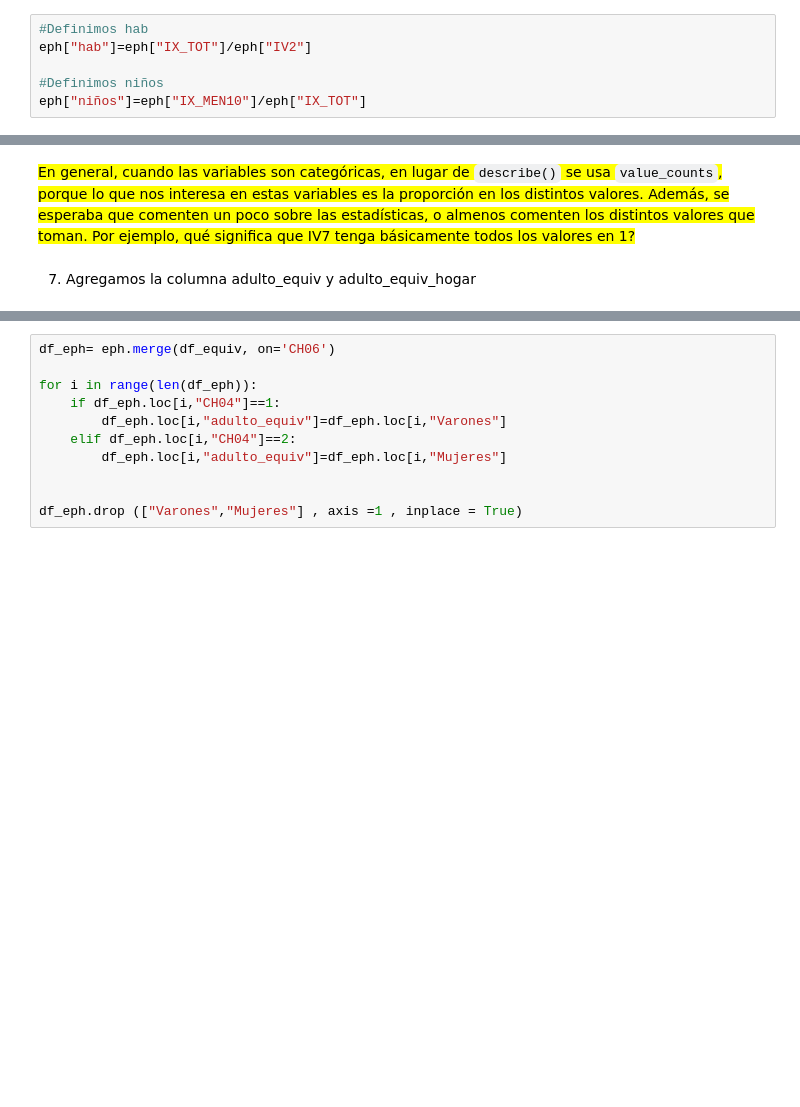
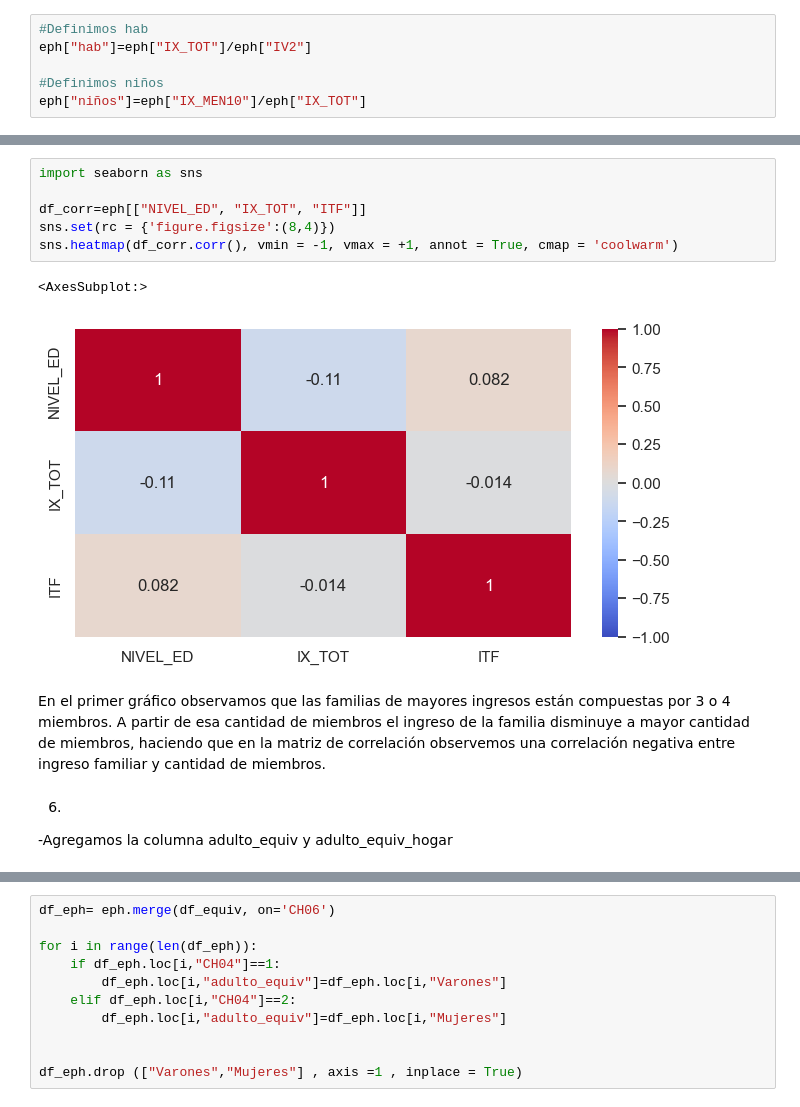
Before and after one commit to ferkrodriguez98/udesa-big-data, a Jupyter notebook: TP4 - Regularización aplicada a la EPH - Copy/TP4.ipynb, the cells around one changed output, grey strips where cells are left out. Drawn from its saved outputs; the diff is of its cells as text; blank space fills up the shorter version.

```diff
--- a/TP4 - Regularización aplicada a la EPH - Copy/TP4.ipynb
+++ b/TP4 - Regularización aplicada a la EPH - Copy/TP4.ipynb
@@ -269,7 +252,17 @@ max       7.000000     9.000000     4.000000     5.000000     4.000000
+# %%
+import seaborn as sns
+
+df_corr=eph[["NIVEL_ED", "IX_TOT", "ITF"]]
+sns.set(rc = {'figure.figsize':(8,4)})
+sns.heatmap(df_corr.corr(), vmin = -1, vmax = +1, annot = True, cmap = 'coolwarm')
+# %% [output]
+<AxesSubplot:>
+[figure, added]
 # %% [markdown]
-<span style='background :yellow' >  En general, cuando las variables son categóricas, en lugar de `describe()` se usa `value_counts`, porque lo que nos interesa en estas variables es la proporción en los distintos valores. Además, se esperaba que comenten un poco sobre las estadísticas, o almenos comenten los distintos valores que toman. Por ejemplo, qué significa que IV7 tenga básicamente todos los valores en 1?
+En el primer gráfico observamos que las familias de mayores ingresos están compuestas por 3 o 4 miembros. A partir de esa cantidad de miembros el ingreso de la familia disminuye a mayor cantidad de miembros, haciendo que en la matriz de correlación observemos una correlación negativa entre ingreso familiar y cantidad de miembros.
 # %% [markdown]
-7. Agregamos la columna adulto_equiv y adulto_equiv_hogar
+6)
+-Agregamos la columna adulto_equiv y adulto_equiv_hogar
 # %%
 df_equiv = pd.read_excel('tabla_adulto_equiv.xlsx')
 
```
Also changed, not shown: parts of 27 cells of this notebook.
